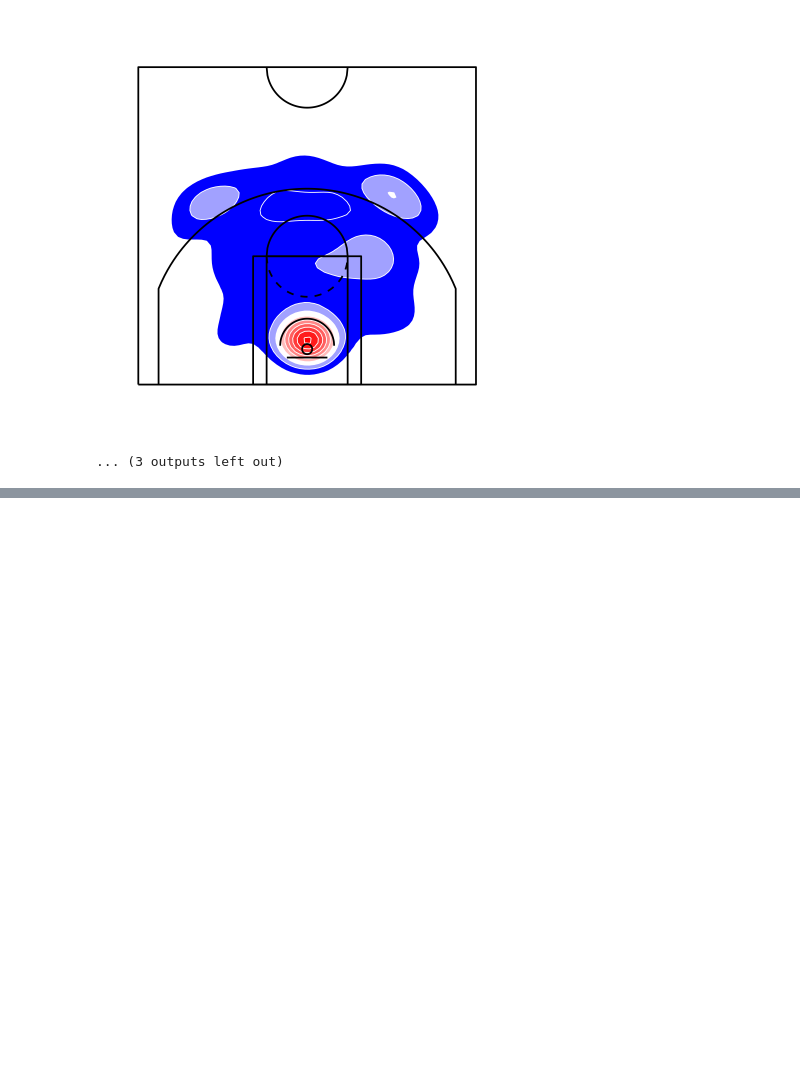
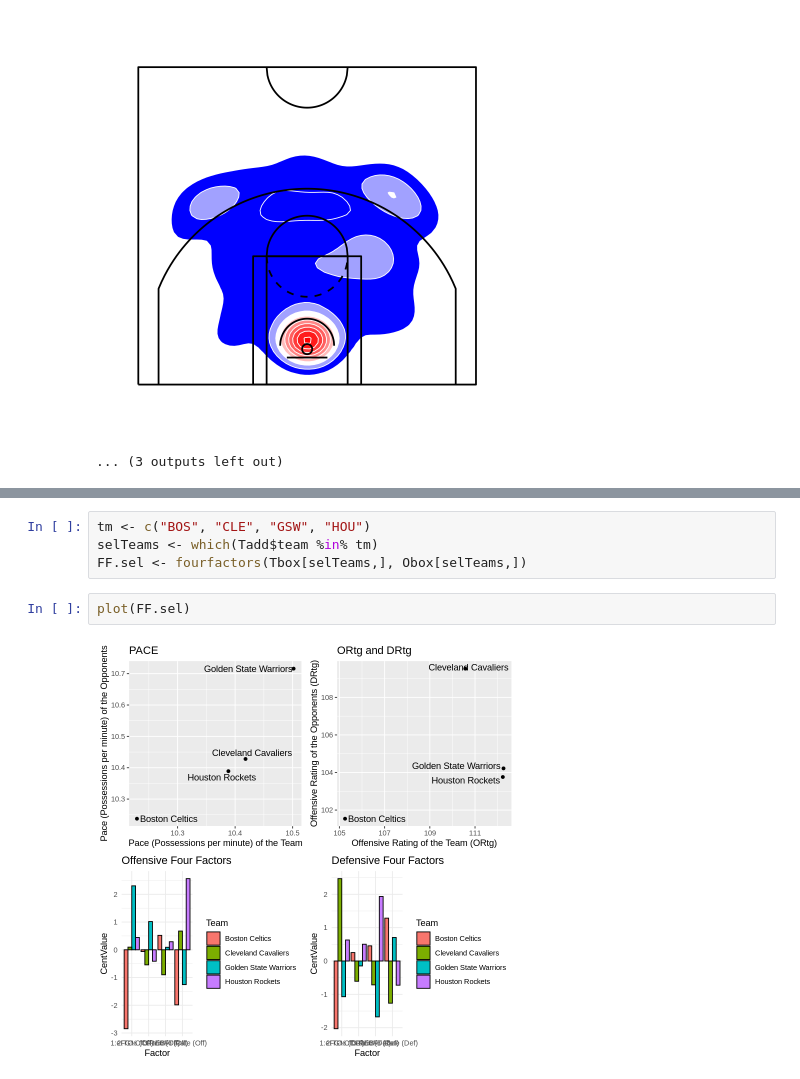
Before and after one commit to nogawanogawa/basketball_analysis, a Jupyter notebook: basketball_sample.ipynb, the cells around one changed output, grey strips where cells are left out. Drawn from its saved outputs; the diff is of its cells as text; blank space fills up the shorter version.

Commit message:
[add] fourfactors

```diff
--- a/basketball_sample.ipynb
+++ b/basketball_sample.ipynb
@@ -106,0 +107,8 @@ function (data, x, y, z = NULL, z.fun = median, result = NULL,
+# %%
+tm <- c("BOS", "CLE", "GSW", "HOU")
+selTeams <- which(Tadd$team %in% tm)
+FF.sel <- fourfactors(Tbox[selTeams,], Obox[selTeams,])
+# %%
+plot(FF.sel)
+# %% [output]
+[figure, added]
```
Also changed, not shown: parts of 3 cells of this notebook.
